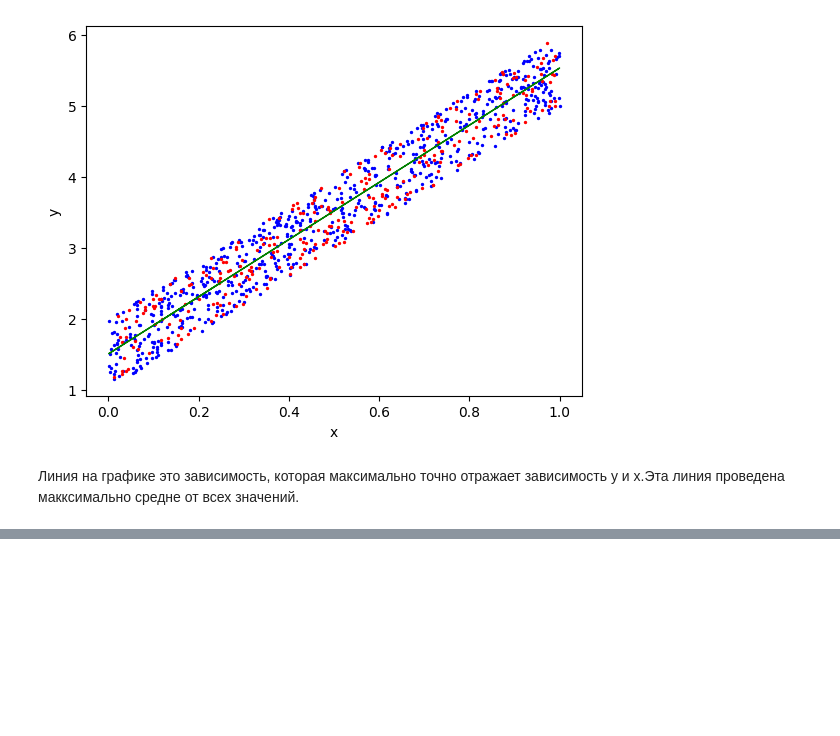
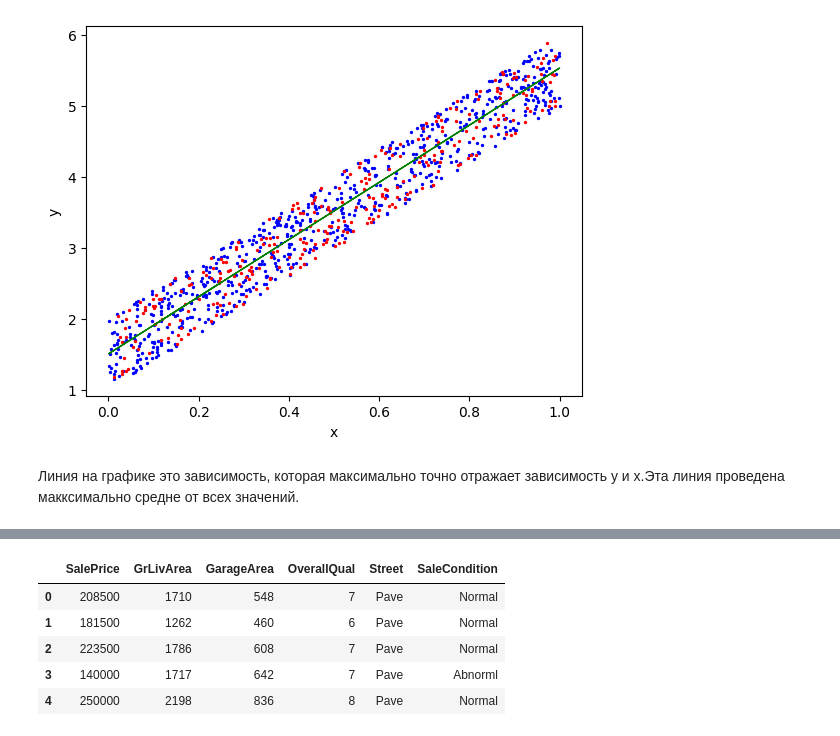
Before and after one commit to Dmitriy6655/-python-DS-ITOGOVAYA, a Jupyter notebook: Sem2_Machine_learning(Lin_regressiya).ipynb, the cells around one changed output, grey strips where cells are left out. Drawn from its saved outputs; the diff is of its cells as text; code cells hidden in the pictures; blank space fills up the shorter version.

```diff
--- a/Sem2_Machine_learning(Lin_regressiya).ipynb
+++ b/Sem2_Machine_learning(Lin_regressiya).ipynb
@@ -140,0 +148,13 @@ ParserError: Error tokenizing data. C error: Expected 8 fields in line 5, saw 10
+# %%
+data=pandas.read_csv('sales.csv')
+x = DataFrame(data,columns=['SalePrice'])
+y = DataFrame(data,columns=['GrLivArea'])
+df=pd.DataFrame(data)
+df.head()
+# %% [output]
+|  | SalePrice | GrLivArea | GarageArea | OverallQual | Street | SaleCondition |
+| 0 | 208500 | 1710 | 548 | 7 | Pave | Normal |
+| 1 | 181500 | 1262 | 460 | 6 | Pave | Normal |
+| 2 | 223500 | 1786 | 608 | 7 | Pave | Normal |
+| 3 | 140000 | 1717 | 642 | 7 | Pave | Abnorml |
+| 4 | 250000 | 2198 | 836 | 8 | Pave | Normal |
```
Also changed, not shown: parts of 7 cells of this notebook.
